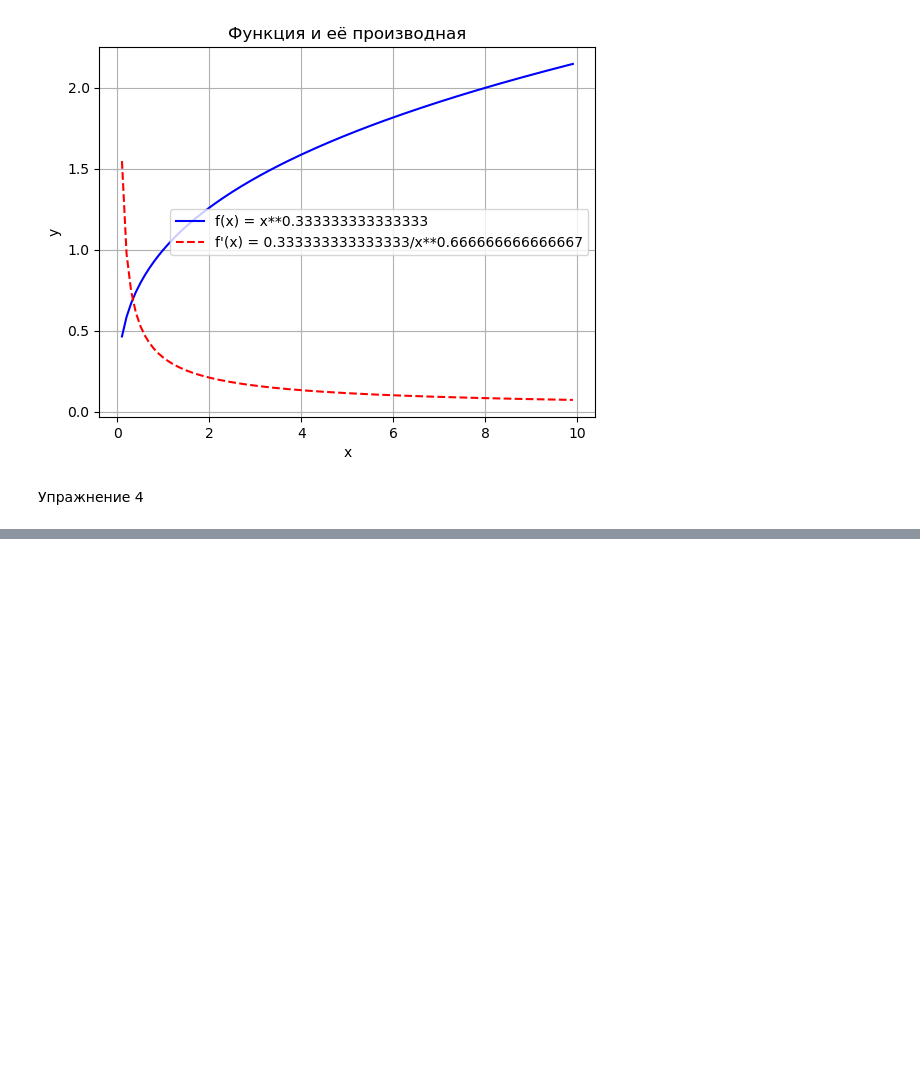
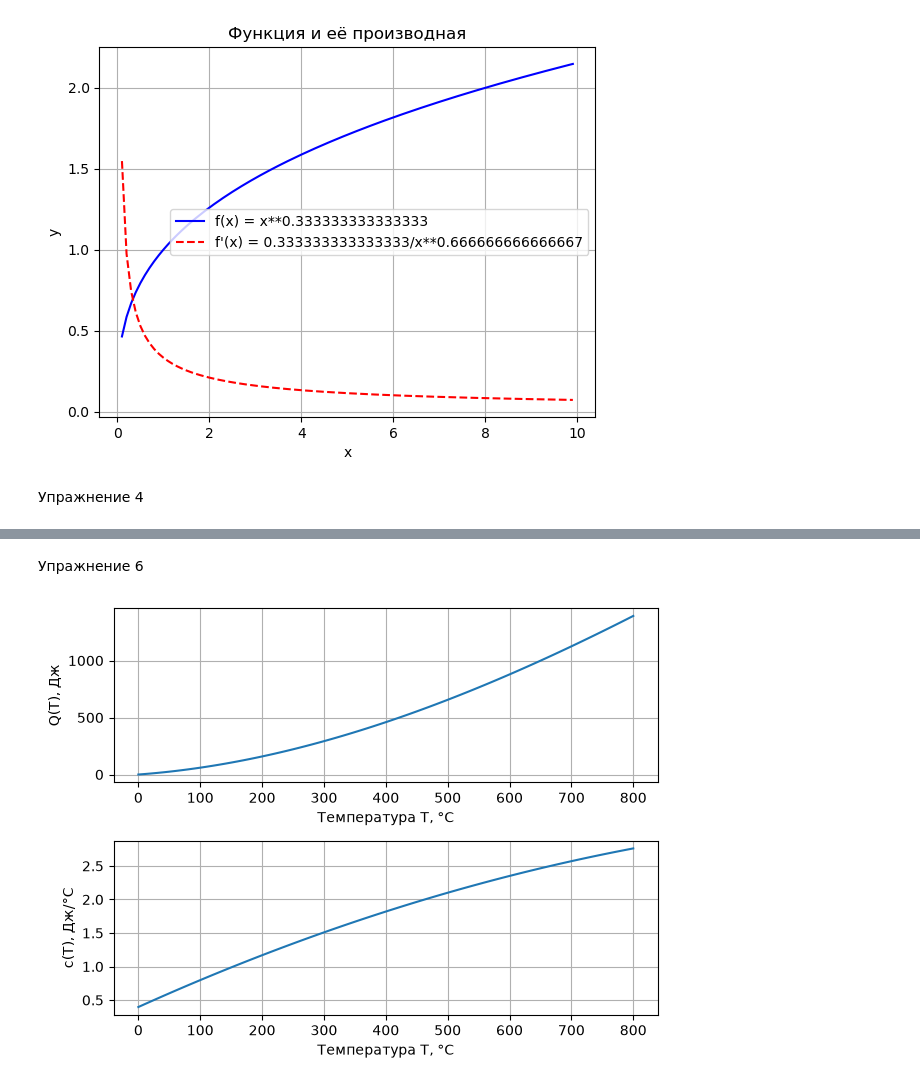
Before and after one commit to provell-lab/pythlab, a Jupyter notebook: lab8.ipynb, the cells around one changed output, grey strips where cells are left out. Saved outputs shown, nothing was run; the diff lists cells and outputs as text; code cells hidden in the pictures; blank space fills up the shorter version.

```diff
--- a/lab8.ipynb
+++ b/lab8.ipynb
@@ -90,0 +110,27 @@ ValueError: setting an array element with a sequence. The requested array has an
+# %% [markdown]
+Упражнение 6
+# %%
+import numpy as np
+import matplotlib.pyplot as plt
+
+T = np.arange(0, 801, 10)
+
+Q = 0.3965 * T + 2.081 * 10**-3 * T**2 - 5.024 * 10**-7 * T**3
+c = 0.3965 + 4.162 * 10**-3 * T - 1.5072 * 10**-6 * T**2
+
+plt.subplot(2, 1, 1)
+plt.plot(T, Q)
+plt.xlabel("Температура T, °C")
+plt.ylabel("Q(T), Дж")
+plt.grid()
+
+plt.subplot(2, 1, 2)
+plt.plot(T, c)
+plt.xlabel("Температура T, °C")
+plt.ylabel("c(T), Дж/°C")
+plt.grid()
+
+plt.tight_layout()
+plt.show()
+# %% [output]
+[figure, added]
```
Also changed, not shown: parts of 1 cell of this notebook.
